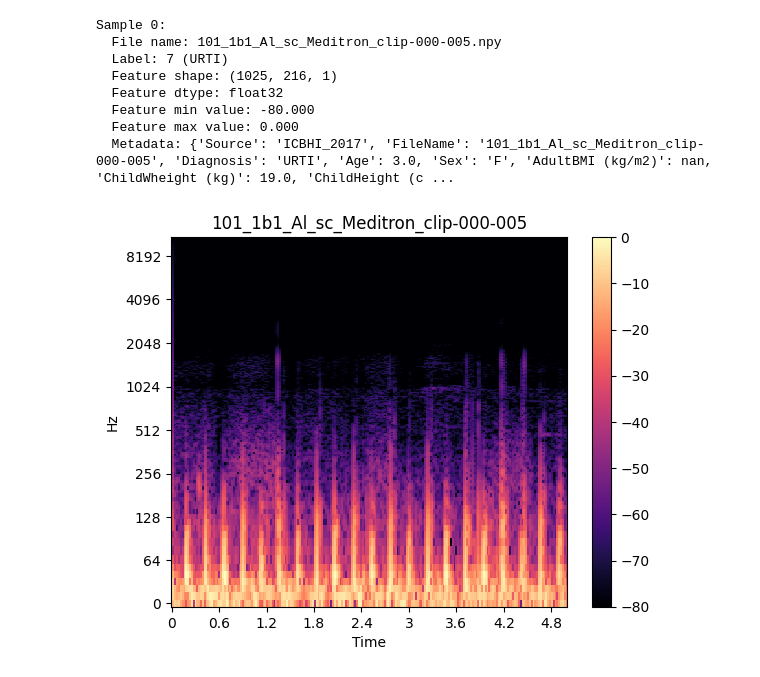
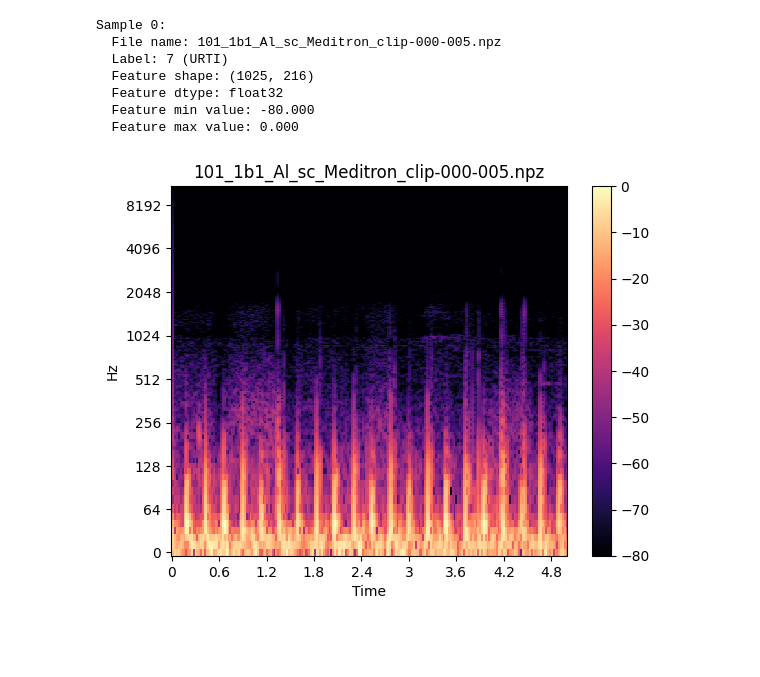
Before and after one commit to RafaelGAT108/IA901_Project, a Jupyter notebook: notebooks/5_features_analysis.ipynb, the cells around one changed output. Saved outputs shown, nothing was run; the diff lists cells and outputs as text; code cells hidden in the pictures; blank space fills up the shorter version.

```diff
--- a/notebooks/5_features_analysis.ipynb
+++ b/notebooks/5_features_analysis.ipynb
@@ -31,17 +31,6 @@ SELECTED_CLASSES = [
     "URTI",
 ]
 # %%
-DATA_FOLDER = os.path.join(os.path.dirname(os.getcwd()), "data/data_preprocessed")
+DATA_FOLDER = os.path.join(os.path.dirname(os.getcwd()), "data/preprocessed")
 if not os.path.exists(DATA_FOLDER):
     print(f"Data directory not found at {DATA_FOLDER}. Please ensure the data is downloaded and placed in the correct location.")
-
-feature_extractors = [
-    STFT(),
-    MelSpectrogram(n_mels=128),
-    MFCC(n_mfcc=128),
-    MFCCDelta(n_mfcc=128),
-    Chroma(n_chroma=128),
-    SpectralContrast(n_bands=4, fmin=50),
-    CQT(n_bins=48, fmin=30, bins_per_octave=12),
-    Phase(),
-]
@@ -66,0 +37,14 @@ Dataset size: 3893 samples
+# %%
+extractor = "STFT"
+
+icbhi_dataset = ICBHIFeaturesDataset(DATA_FOLDER, "all", feature_extractor=extractor, classes=SELECTED_CLASSES, random_seed=SEED)
+print(f"ICBHI size: {len(icbhi_dataset)} samples")
+display(icbhi_dataset.data.head(10))
+
+kauh_dataset = KAUHFeaturesDataset(DATA_FOLDER, "all", feature_extractor=extractor, classes=SELECTED_CLASSES, random_seed=SEED)
+print(f"KAUH size: {len(kauh_dataset)} samples")
+display(kauh_dataset.data.head(10))
+
+combined_dataset = CombinedFeaturesDataset(DATA_FOLDER, "all", feature_extractor=extractor, classes=SELECTED_CLASSES, random_seed=SEED)
+print(f"Combined size: {len(combined_dataset)} samples")
+display(combined_dataset.data.head(10))
@@ -67,12 +88,11 @@ Dataset size: 3893 samples
 # %%
-icbhi_dataset.unit_test(idx=0)
+combined_dataset.unit_test(idx=0)
 # %% [output]
 Sample 0:
-  File name: 101_1b1_Al_sc_Meditron_clip-000-005.npy
+  File name: 101_1b1_Al_sc_Meditron_clip-000-005.npz
   Label: 7 (URTI)
-  Feature shape: (1025, 216, 1)
+  Feature shape: (1025, 216)
   Feature dtype: float32
   Feature min value: -80.000
   Feature max value: 0.000
-  Metadata: {'Source': 'ICBHI_2017', 'FileName': '101_1b1_Al_sc_Meditron_clip-000-005', 'Diagnosis': 'URTI', 'Age': 3.0, 'Sex': 'F', 'AdultBMI (kg/m2)': nan, 'ChildWheight (kg)': 19.0, 'ChildHeight (c ...
-[figure, old version]
+[figure, new version]
```
Also changed, not shown: parts of 11 cells of this notebook, 23 other files.
